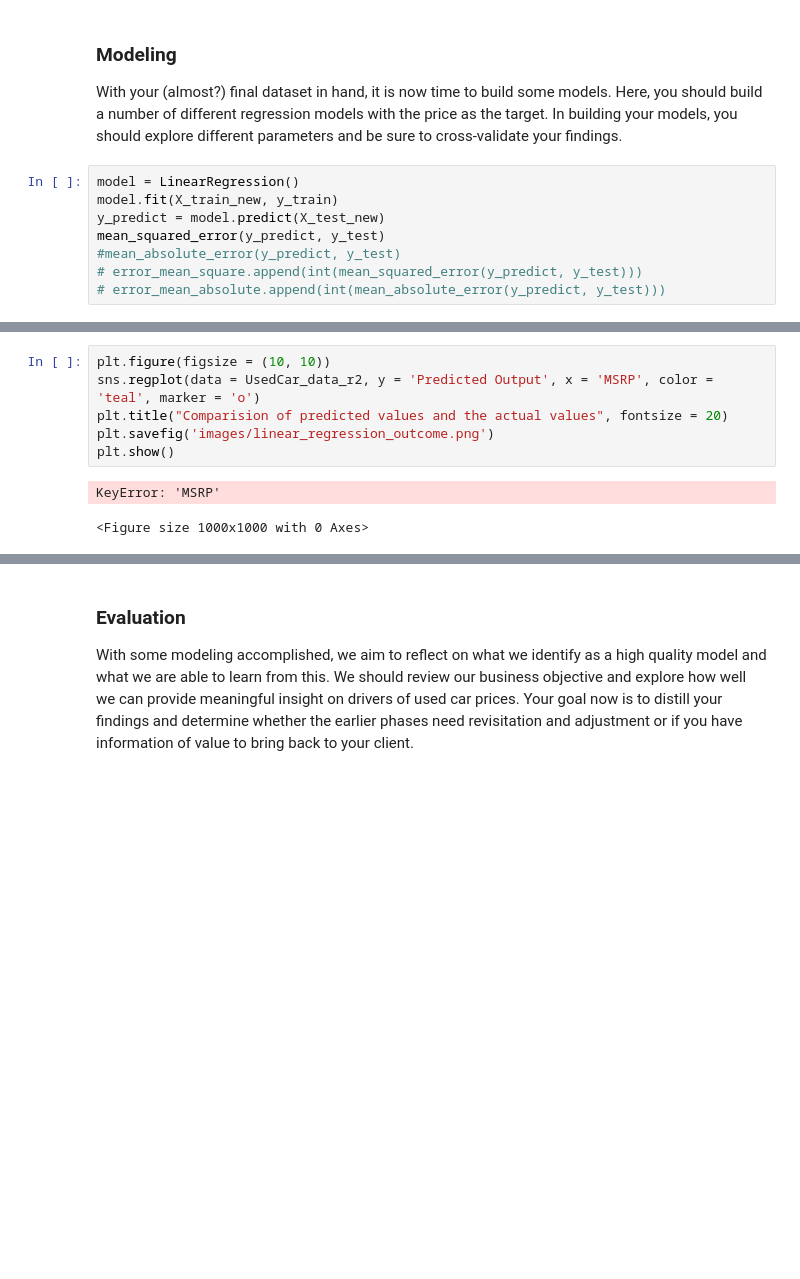
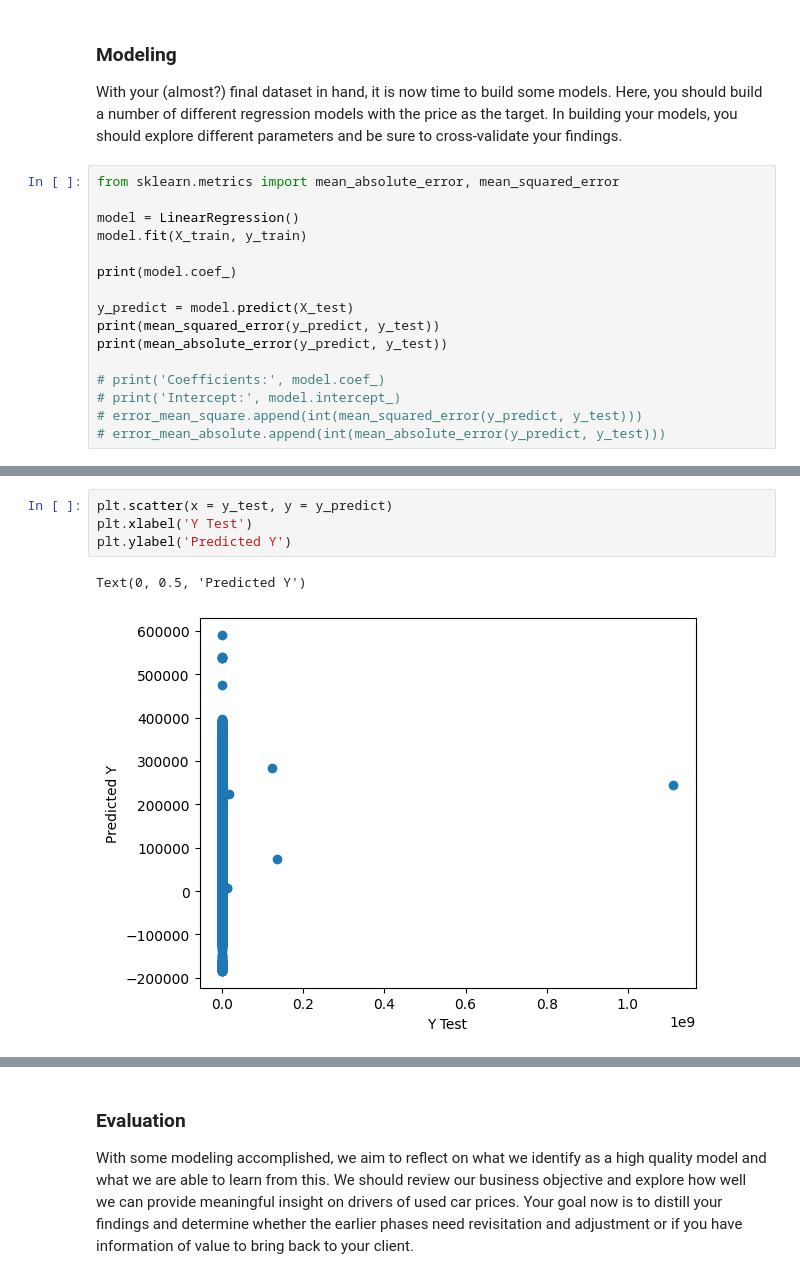
Before and after one commit to rvadavia/Assignment--11, a Jupyter notebook: UsedCraAIML.ipynb, the cells around one changed output, grey strips where cells are left out. Drawn from its saved outputs; the diff is of its cells as text; blank space fills up the shorter version.

```diff
--- a/UsedCraAIML.ipynb
+++ b/UsedCraAIML.ipynb
@@ -369,11 +368,19 @@ X_test_new = scaler.transform(X_test)
 
 With your (almost?) final dataset in hand, it is now time to build some models.  Here, you should build a number of different regression models with the price as the target.  In building your models, you should explore different parameters and be sure to cross-validate your findings.
 # %%
+from sklearn.metrics import mean_absolute_error, mean_squared_error
+
 model = LinearRegression()
-model.fit(X_train_new, y_train)
-y_predict = model.predict(X_test_new)
-mean_squared_error(y_predict, y_test)
-#mean_absolute_error(y_predict, y_test)
+model.fit(X_train, y_train)
+
+print(model.coef_)
+
+y_predict = model.predict(X_test)
+print(mean_squared_error(y_predict, y_test))
+print(mean_absolute_error(y_predict, y_test))
+
+# print('Coefficients:', model.coef_)
+# print('Intercept:', model.intercept_)
 # error_mean_square.append(int(mean_squared_error(y_predict, y_test)))
 # error_mean_absolute.append(int(mean_absolute_error(y_predict, y_test)))
 # %% [output]
@@ -381,9 +396,7 @@ mean_squared_error(y_predict, y_test)
-# %%
-plt.figure(figsize = (10, 10))
-sns.regplot(data = UsedCar_data_r2, y = 'Predicted Output', x = 'MSRP', color = 'teal', marker = 'o')
-plt.title("Comparision of predicted values and the actual values", fontsize = 20)
-plt.savefig('images/linear_regression_outcome.png')
-plt.show()
-# %% [output]
-KeyError: 'MSRP'
-<Figure size 1000x1000 with 0 Axes>
+# %%
+plt.scatter(x = y_test, y = y_predict)
+plt.xlabel('Y Test')
+plt.ylabel('Predicted Y')
+# %% [output]
+Text(0, 0.5, 'Predicted Y')
+[figure, added]
```
Also changed, not shown: parts of 7 cells of this notebook.
